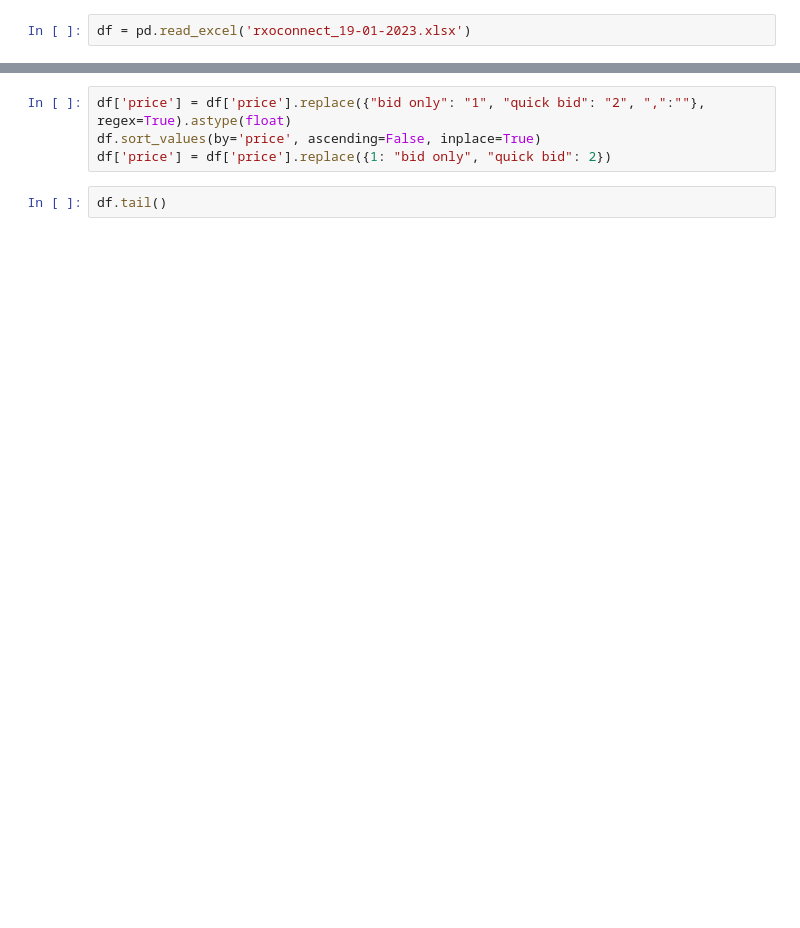
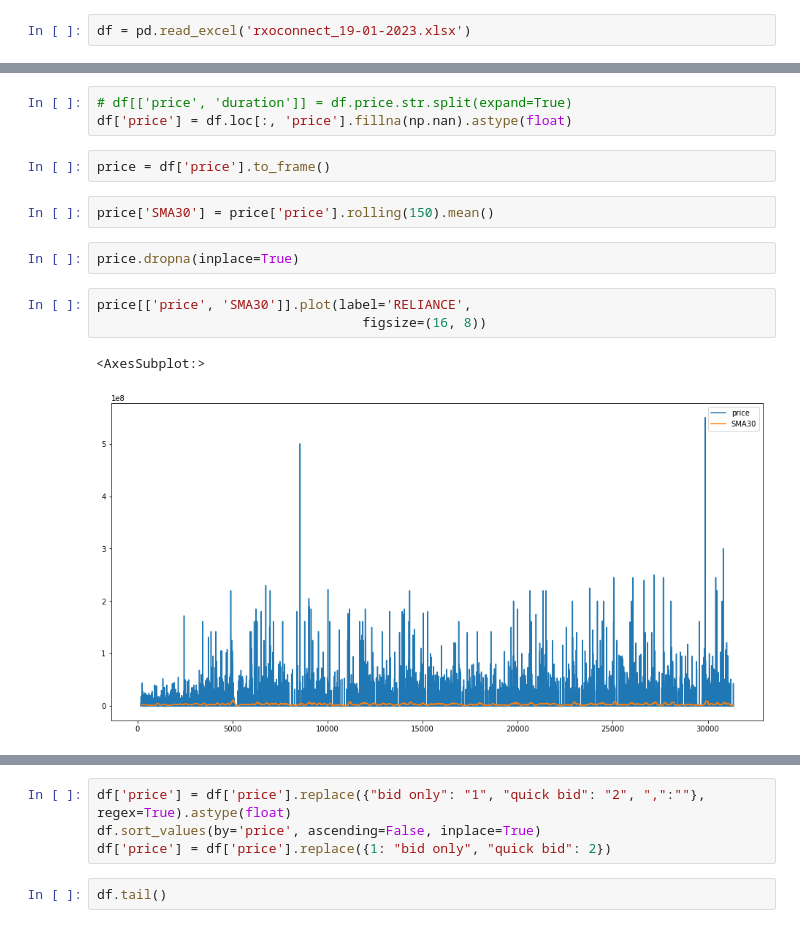
Before and after one commit to molchoun/Python-scraping-PostgreSQL, a Jupyter notebook: et_data.ipynb, the cells around one changed output, grey strips where cells are left out. Saved outputs shown, nothing was run; the diff lists cells and outputs as text; blank space fills up the shorter version.

```diff
--- a/et_data.ipynb
+++ b/et_data.ipynb
@@ -12,0 +28,15 @@ array(['3,522.66', '1,328.56', '1,070.96', ..., '1,718.03', '2,572.50',
+# %%
+# df[['price', 'duration']] = df.price.str.split(expand=True)
+df['price'] = df.loc[:, 'price'].fillna(np.nan).astype(float)
+# %%
+price = df['price'].to_frame()
+# %%
+price['SMA30'] = price['price'].rolling(150).mean()
+# %%
+price.dropna(inplace=True)
+# %%
+price[['price', 'SMA30']].plot(label='RELIANCE',
+                                  figsize=(16, 8))
+# %% [output]
+<AxesSubplot:>
+[figure, added]
```
Also changed, not shown: parts of 4 cells of this notebook, 5 other files.
